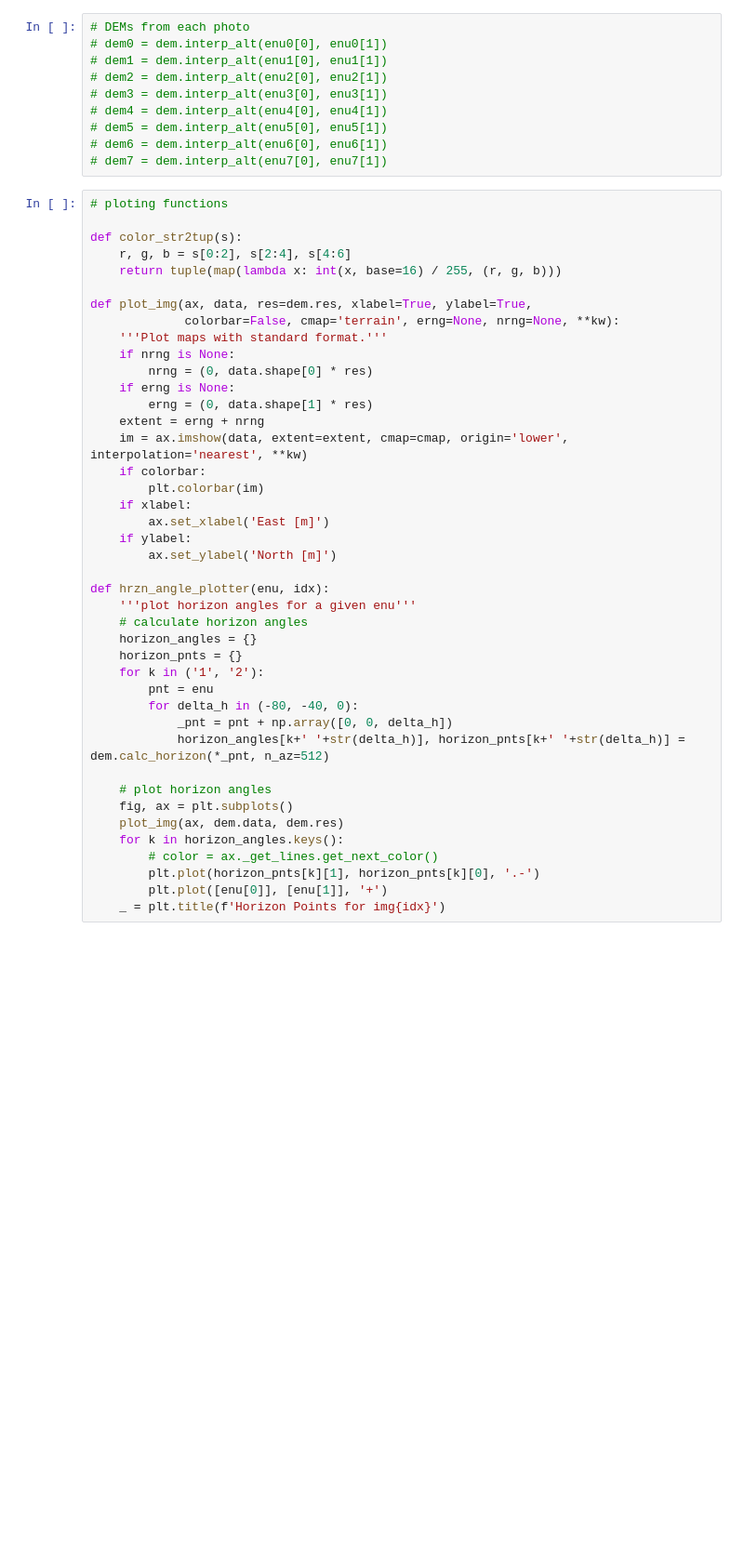
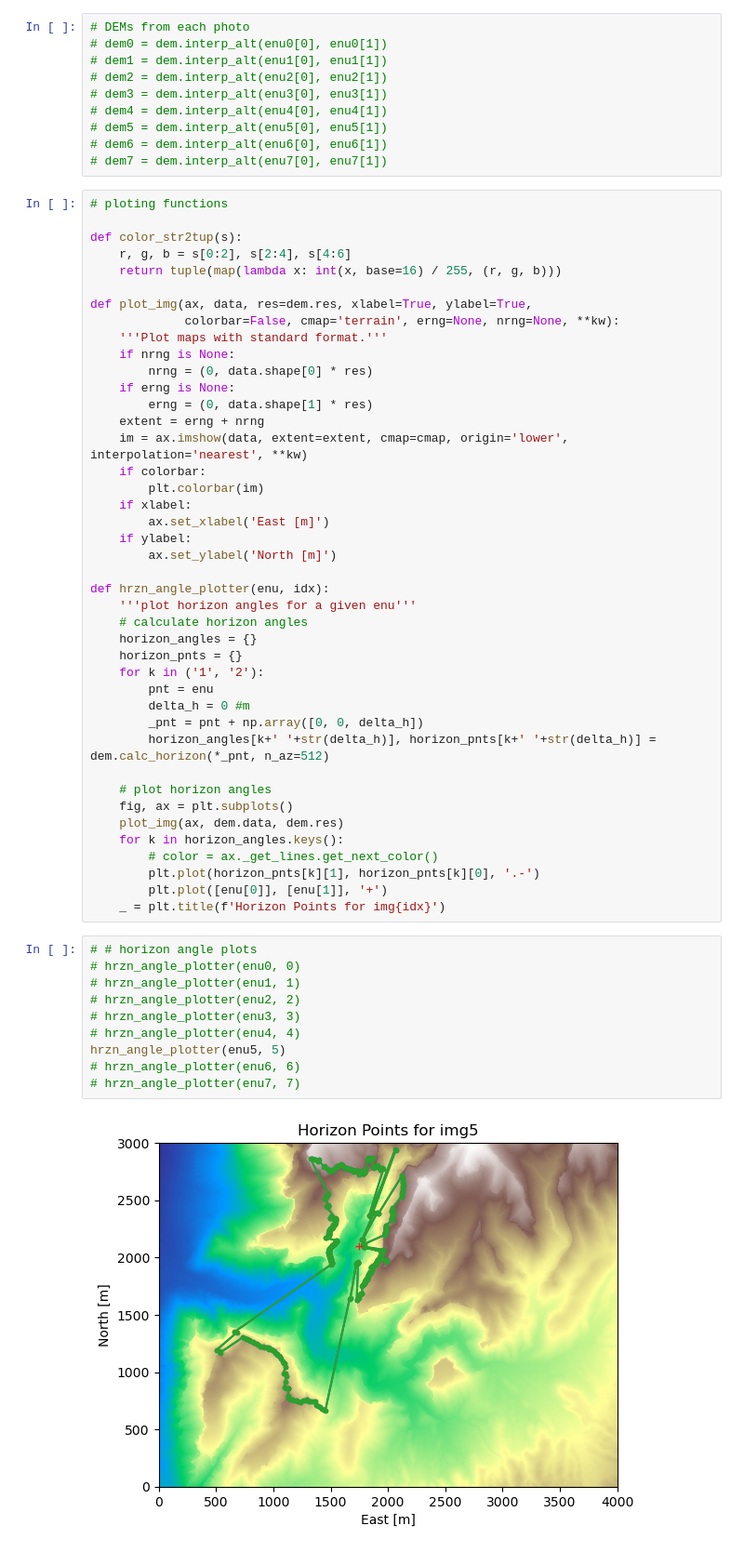
Before and after one commit to KomalKaur0/eigsep_hrzn_mapping, a Jupyter notebook: notebooks/horizon.ipynb, the cells around one changed output. Shown at 93% size. Cells and saved outputs as stored; diff of their text form; blank space fills up the shorter version.

Commit message:
plots

```diff
--- a/notebooks/horizon.ipynb
+++ b/notebooks/horizon.ipynb
@@ -95,9 +97,9 @@ def hrzn_angle_plotter(enu, idx):
     horizon_pnts = {}
     for k in ('1', '2'):
         pnt = enu
-        for delta_h in (-80, -40, 0):
-            _pnt = pnt + np.array([0, 0, delta_h])
-            horizon_angles[k+' '+str(delta_h)], horizon_pnts[k+' '+str(delta_h)] = dem.calc_horizon(*_pnt, n_az=512)
+        delta_h = 0 #m
+        _pnt = pnt + np.array([0, 0, delta_h])
+        horizon_angles[k+' '+str(delta_h)], horizon_pnts[k+' '+str(delta_h)] = dem.calc_horizon(*_pnt, n_az=512)
 
     # plot horizon angles
     fig, ax = plt.subplots()
@@ -107,3 +109,15 @@ def hrzn_angle_plotter(enu, idx):
         plt.plot(horizon_pnts[k][1], horizon_pnts[k][0], '.-')
         plt.plot([enu[0]], [enu[1]], '+')
     _ = plt.title(f'Horizon Points for img{idx}')
+# %%
+# # horizon angle plots
+# hrzn_angle_plotter(enu0, 0)
+# hrzn_angle_plotter(enu1, 1)
+# hrzn_angle_plotter(enu2, 2)
+# hrzn_angle_plotter(enu3, 3)
+# hrzn_angle_plotter(enu4, 4)
+hrzn_angle_plotter(enu5, 5)
+# hrzn_angle_plotter(enu6, 6)
+# hrzn_angle_plotter(enu7, 7)
+# %% [output]
+[figure, added]
```
Also changed, not shown: parts of 3 cells of this notebook.
